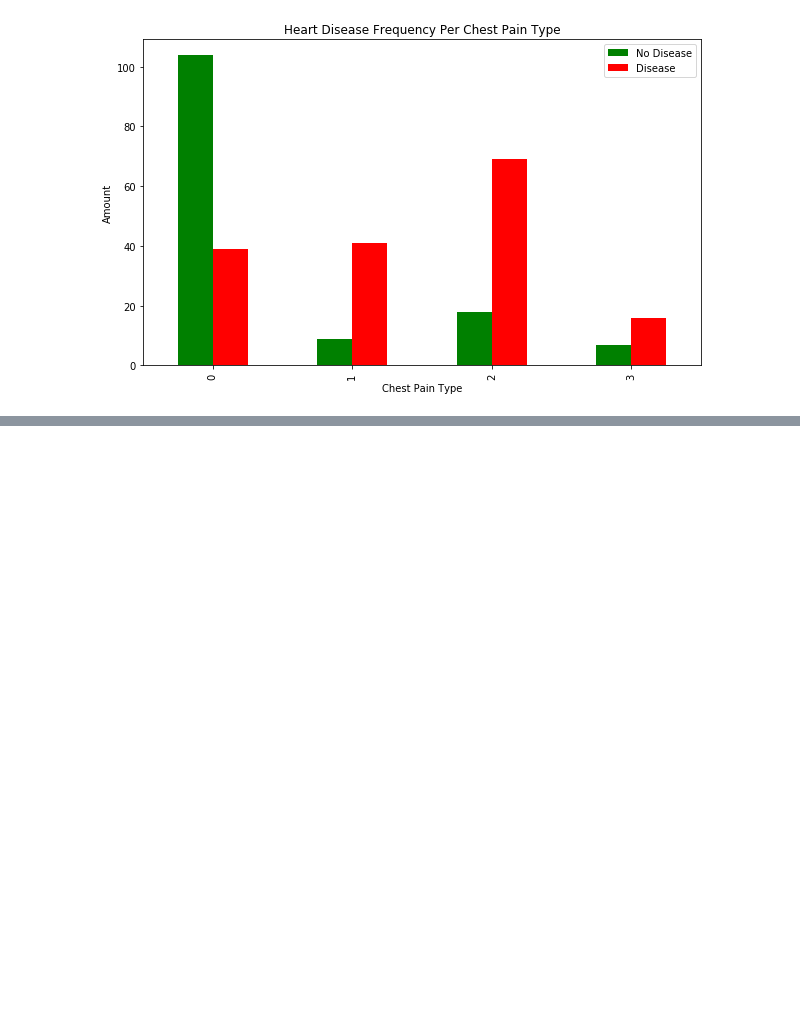
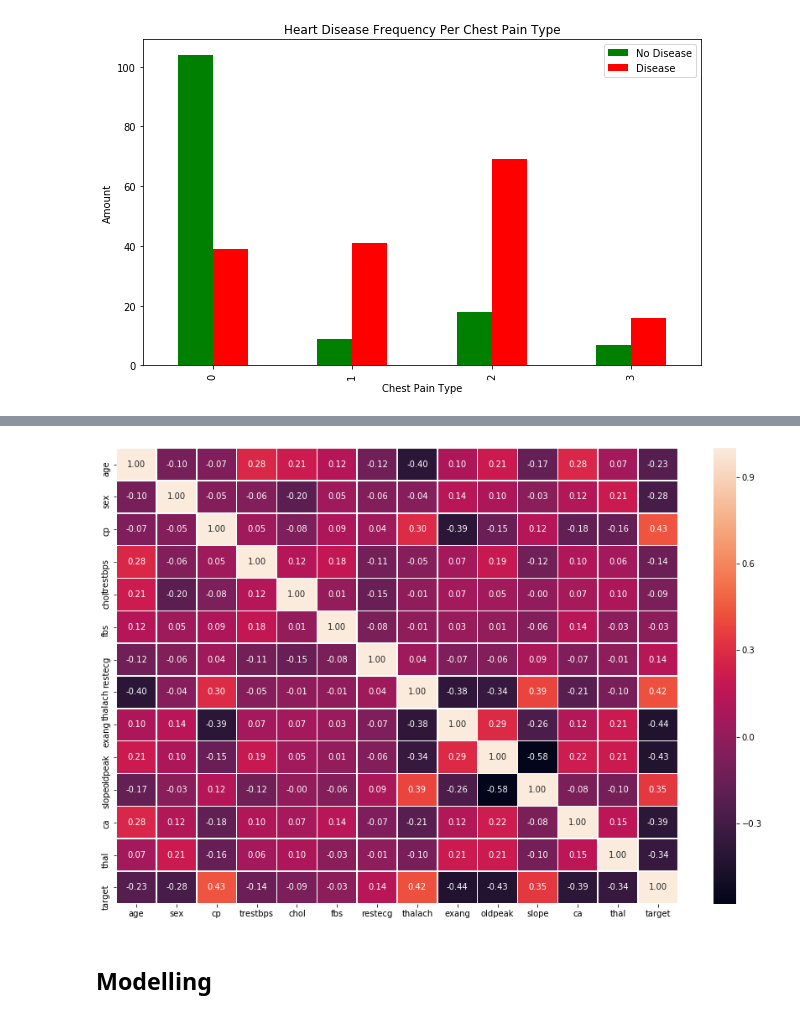
Before and after one commit to basharArif/heart-disease-classification, a Jupyter notebook: heart-disease-classification.ipynb, the cells around one changed output, grey strips where cells are left out. Saved outputs shown, nothing was run; the diff lists cells and outputs as text; code cells hidden in the pictures; blank space fills up the shorter version.

```diff
--- a/heart-disease-classification.ipynb
+++ b/heart-disease-classification.ipynb
@@ -178,0 +198,14 @@ plt.show()
+# %%
+corr_matrix = df.corr()
+fig, ax = plt.subplots(figsize=(15, 10))
+ax = sns.heatmap(corr_matrix,
+                 annot=True,
+                 linewidths=0.5,
+                 fmt="0.2f")
+
+bottom, top = ax.get_ylim()
+ax.set_ylim(bottom+0.5, top-0.5);
+# %% [output]
+[figure, added]
+# %% [markdown]
+## Modelling
```
Also changed, not shown: parts of 26 cells of this notebook.
